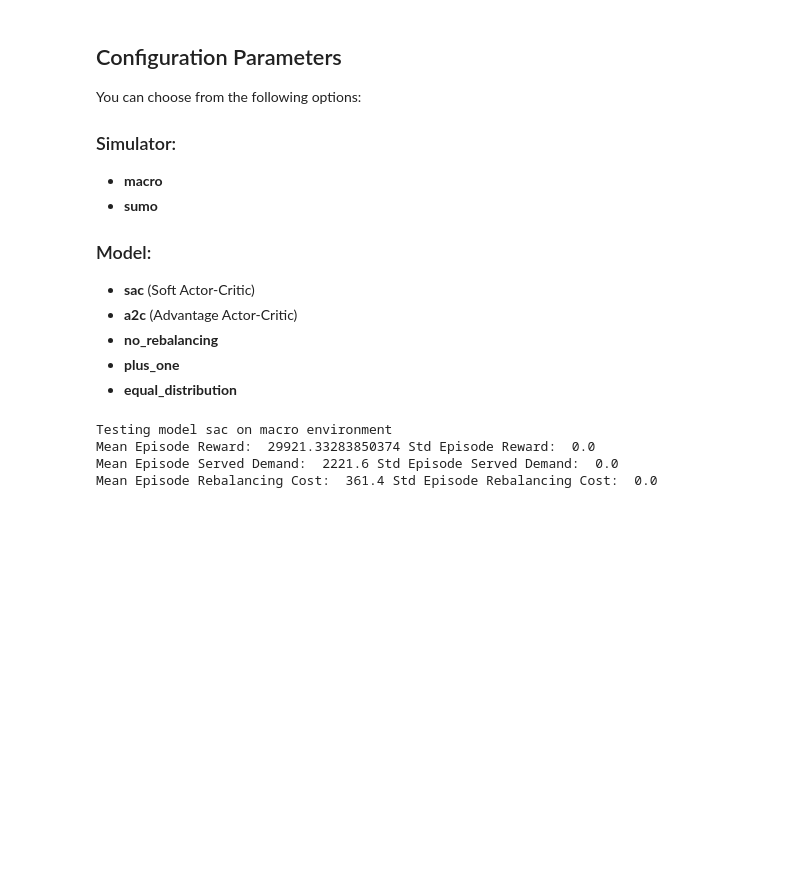
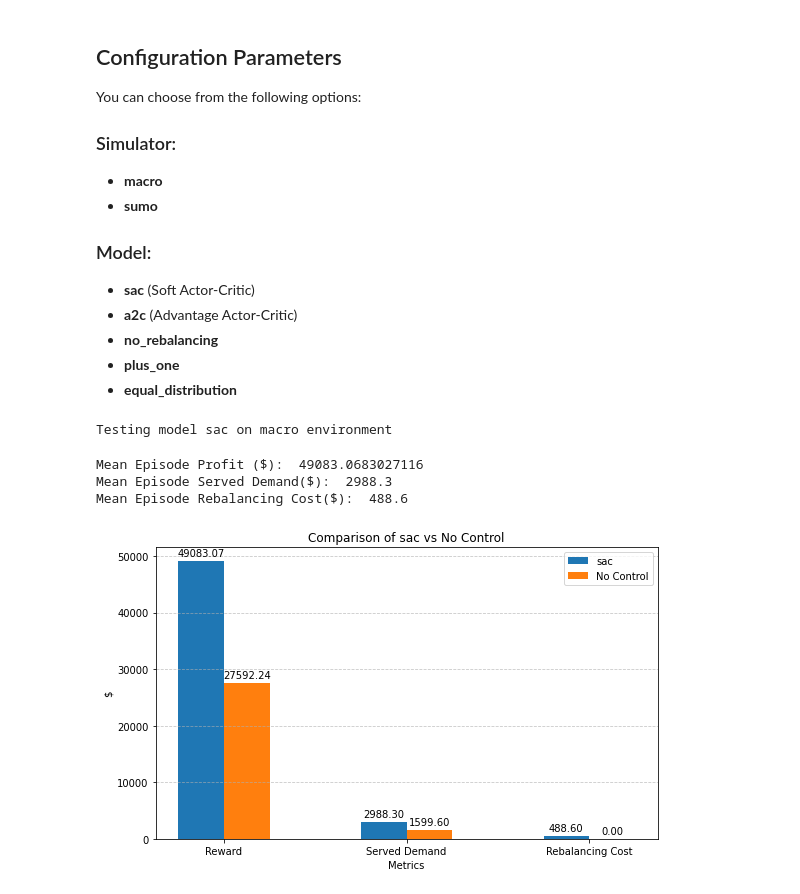
Before and after one commit to gigitresca/amod_complete_repo, a Jupyter notebook: test.ipynb, the cells around one changed output. Saved outputs shown, nothing was run; the diff lists cells and outputs as text; code cells hidden in the pictures; blank space fills up the shorter version.

```diff
--- a/test.ipynb
+++ b/test.ipynb
@@ -101,15 +101,17 @@ You can choose from the following options:
 # %%
 config = {
     "simulator.name": "macro",
     "model.name": "sac",
     "simulator.city": "nyc_brooklyn",
+    "model.checkpoint_path": "SAC_custom",
 }
 test(config)
 # %% [output]
 Testing model sac on macro environment
-Mean Episode Reward:  29921.33283850374 Std Episode Reward:  0.0
-Mean Episode Served Demand:  2221.6 Std Episode Served Demand:  0.0
-Mean Episode Rebalancing Cost:  361.4 Std Episode Rebalancing Cost:  0.0
+Mean Episode Profit ($):  49083.0683027116
+Mean Episode Served Demand($):  2988.3
+Mean Episode Rebalancing Cost($):  488.6
+[figure, added]
 # %%
 config = {
     "simulator.name": "macro",
```
Also changed, not shown: parts of 7 cells of this notebook, 14 other files.
